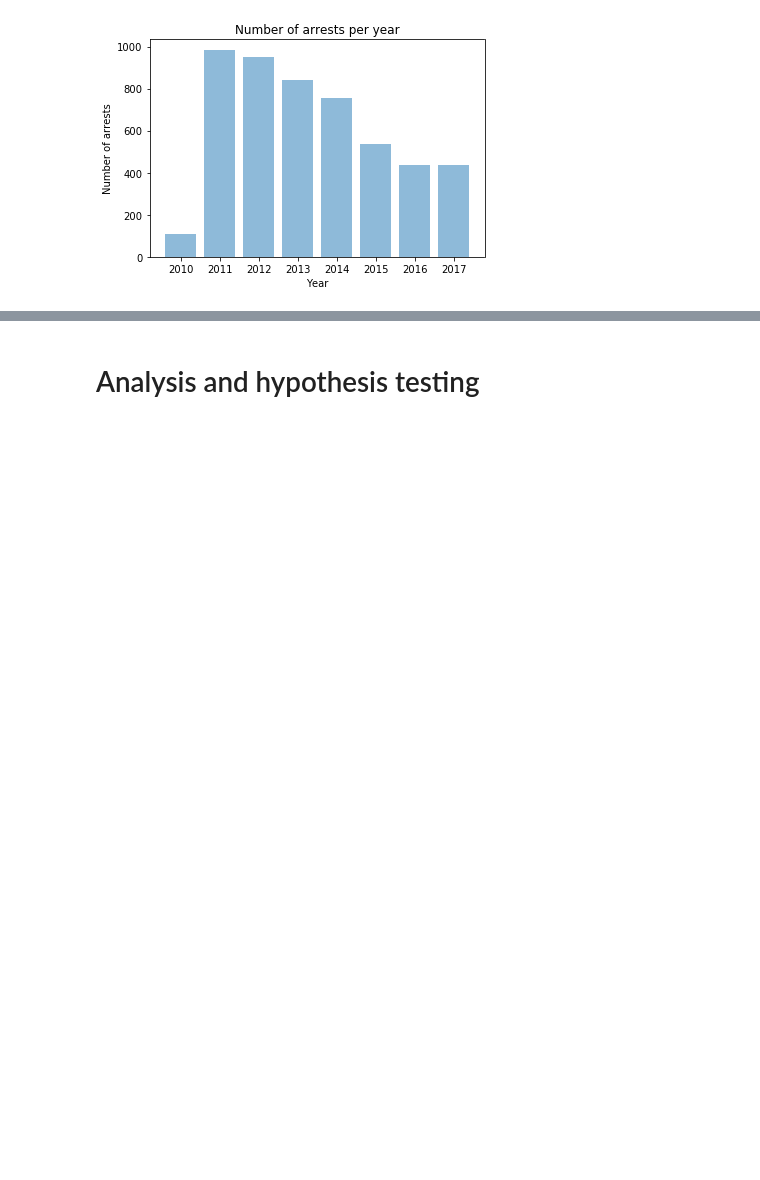
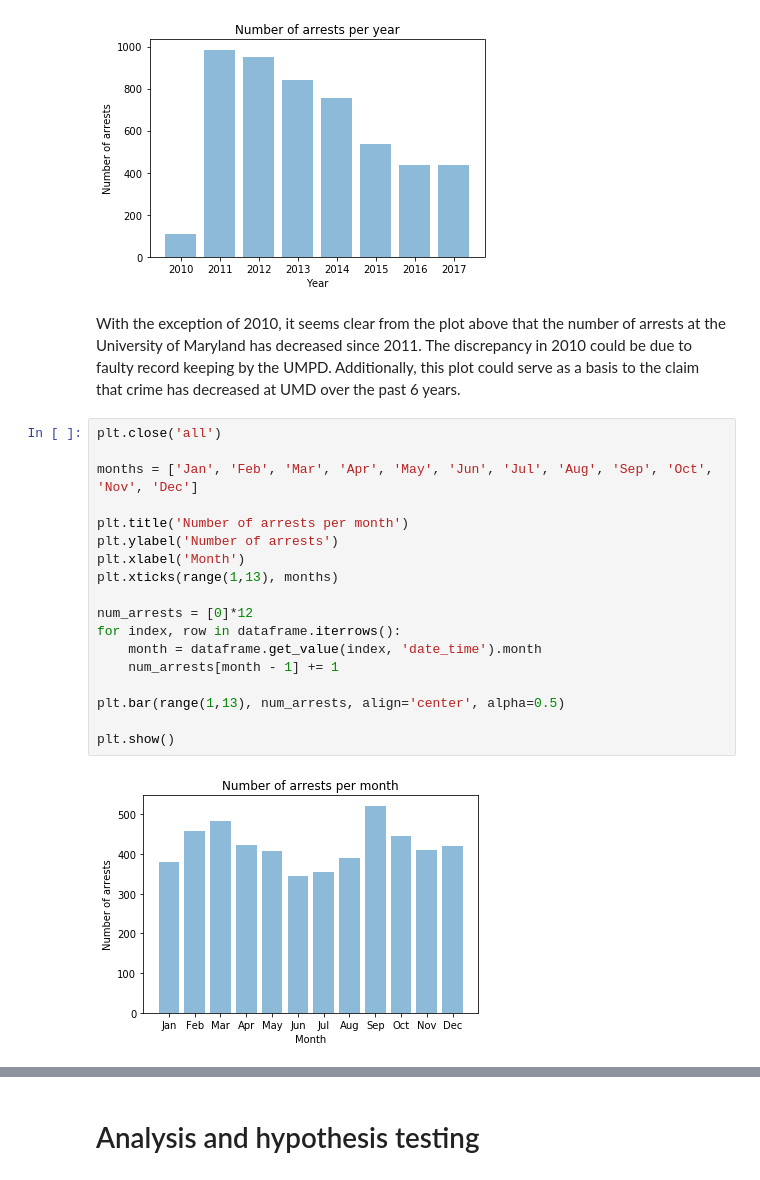
Before and after one commit to NathanOstrander18/college-park-arrests, a Jupyter notebook: final-project.ipynb, the cells around one changed output, grey strips where cells are left out. Drawn from its saved outputs; the diff is of its cells as text; blank space fills up the shorter version.

Commit message:
plotted num of arrests vs time

```diff
--- a/final-project.ipynb
+++ b/final-project.ipynb
@@ -102,3 +102,25 @@ plt.bar(range(2010, 2018), num_arrests, align='center', alpha=0.5)
 plt.show()
 # %% [output]
 [figure]
+# %% [markdown]
+With the exception of 2010, it seems clear from the plot above that the number of arrests at the University of Maryland has decreased since 2011. The discrepancy in 2010 could be due to faulty record keeping by the UMPD. Additionally, this plot could serve as a basis to the claim that crime has decreased at UMD over the past 6 years.
+# %%
+plt.close('all')
+
+months = ['Jan', 'Feb', 'Mar', 'Apr', 'May', 'Jun', 'Jul', 'Aug', 'Sep', 'Oct', 'Nov', 'Dec']
+
+plt.title('Number of arrests per month')
+plt.ylabel('Number of arrests')
+plt.xlabel('Month')
+plt.xticks(range(1,13), months)
+
+num_arrests = [0]*12
+for index, row in dataframe.iterrows():
+    month = dataframe.get_value(index, 'date_time').month
+    num_arrests[month - 1] += 1
+
+plt.bar(range(1,13), num_arrests, align='center', alpha=0.5)
+
+plt.show()
+# %% [output]
+[figure, added]
```
Also changed, not shown: parts of 4 cells of this notebook.
